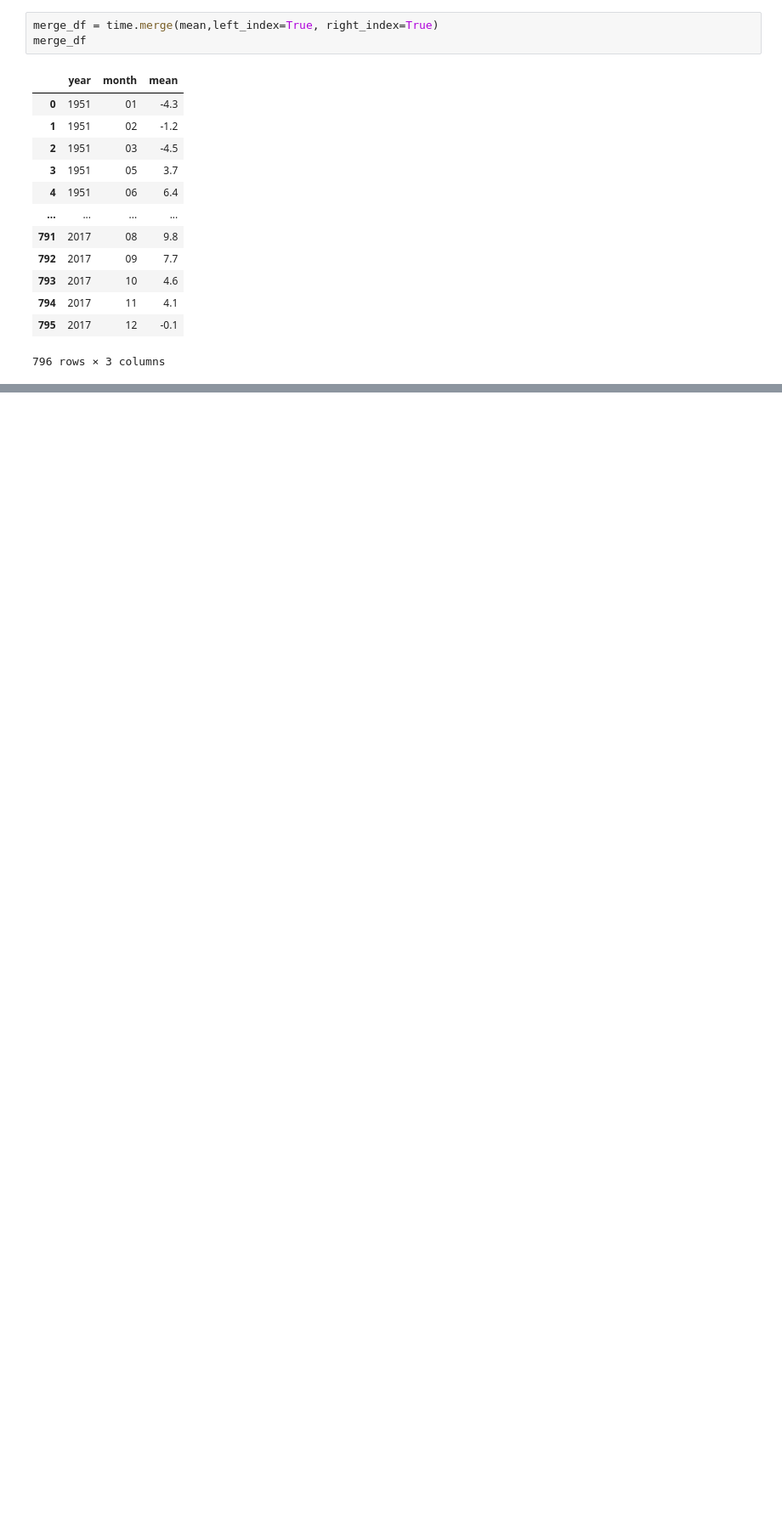
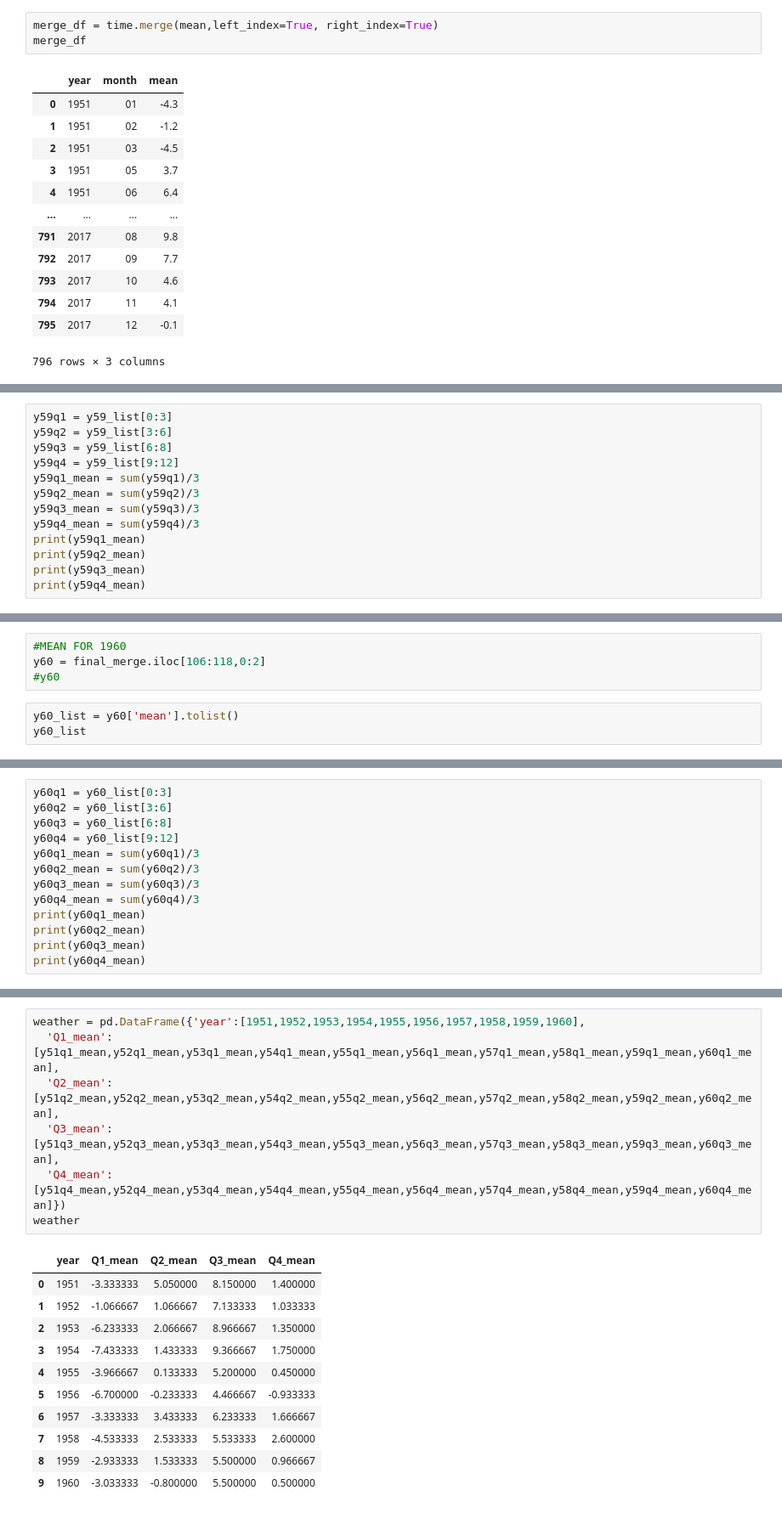
Before and after one commit to chrisbock76/PyWeatherman, a Jupyter notebook: stpaul.ipynb, the cells around one changed output, grey strips where cells are left out. Shown: that part at 85% size. Cells and saved outputs as stored; diff of their text form; blank space fills up the shorter version.

```diff
--- a/stpaul.ipynb
+++ b/stpaul.ipynb
@@ -110,0 +426,13 @@ final_merge.head(24)
+# %%
+y59q1 = y59_list[0:3]
+y59q2 = y59_list[3:6]
+y59q3 = y59_list[6:8]
+y59q4 = y59_list[9:12]
+y59q1_mean = sum(y59q1)/3
+y59q2_mean = sum(y59q2)/3
+y59q3_mean = sum(y59q3)/3
+y59q4_mean = sum(y59q4)/3
+print(y59q1_mean)
+print(y59q2_mean)
+print(y59q3_mean)
+print(y59q4_mean)
@@ -110,0 +444,7 @@ final_merge.head(24)
+# %%
+#MEAN FOR 1960
+y60 = final_merge.iloc[106:118,0:2]
+#y60
+# %%
+y60_list = y60['mean'].tolist()
+y60_list
@@ -110,0 +453,13 @@ final_merge.head(24)
+# %%
+y60q1 = y60_list[0:3]
+y60q2 = y60_list[3:6]
+y60q3 = y60_list[6:8]
+y60q4 = y60_list[9:12]
+y60q1_mean = sum(y60q1)/3
+y60q2_mean = sum(y60q2)/3
+y60q3_mean = sum(y60q3)/3
+y60q4_mean = sum(y60q4)/3
+print(y60q1_mean)
+print(y60q2_mean)
+print(y60q3_mean)
+print(y60q4_mean)
@@ -110,0 +511,19 @@ final_merge.head(24)
+# %%
+weather = pd.DataFrame({'year':[1951,1952,1953,1954,1955,1956,1957,1958,1959,1960],
+  'Q1_mean':[y51q1_mean,y52q1_mean,y53q1_mean,y54q1_mean,y55q1_mean,y56q1_mean,y57q1_mean,y58q1_mean,y59q1_mean,y60q1_mean],
+  'Q2_mean':[y51q2_mean,y52q2_mean,y53q2_mean,y54q2_mean,y55q2_mean,y56q2_mean,y57q2_mean,y58q2_mean,y59q2_mean,y60q2_mean],
+  'Q3_mean':[y51q3_mean,y52q3_mean,y53q3_mean,y54q3_mean,y55q3_mean,y56q3_mean,y57q3_mean,y58q3_mean,y59q3_mean,y60q3_mean],
+  'Q4_mean':[y51q4_mean,y52q4_mean,y53q4_mean,y54q4_mean,y55q4_mean,y56q4_mean,y57q4_mean,y58q4_mean,y59q4_mean,y60q4_mean]})
+weather
+# %% [output]
+|  | year | Q1_mean | Q2_mean | Q3_mean | Q4_mean |
+| 0 | 1951 | -3.333333 | 5.050000 | 8.150000 | 1.400000 |
+| 1 | 1952 | -1.066667 | 1.066667 | 7.133333 | 1.033333 |
+| 2 | 1953 | -6.233333 | 2.066667 | 8.966667 | 1.350000 |
+| 3 | 1954 | -7.433333 | 1.433333 | 9.366667 | 1.750000 |
+| 4 | 1955 | -3.966667 | 0.133333 | 5.200000 | 0.450000 |
+| 5 | 1956 | -6.700000 | -0.233333 | 4.466667 | -0.933333 |
+| 6 | 1957 | -3.333333 | 3.433333 | 6.233333 | 1.666667 |
+| 7 | 1958 | -4.533333 | 2.533333 | 5.533333 | 2.600000 |
+| 8 | 1959 | -2.933333 | 1.533333 | 5.500000 | 0.966667 |
+| 9 | 1960 | -3.033333 | -0.800000 | 5.500000 | 0.500000 |
```
Also changed, not shown: parts of 39 cells of this notebook.
